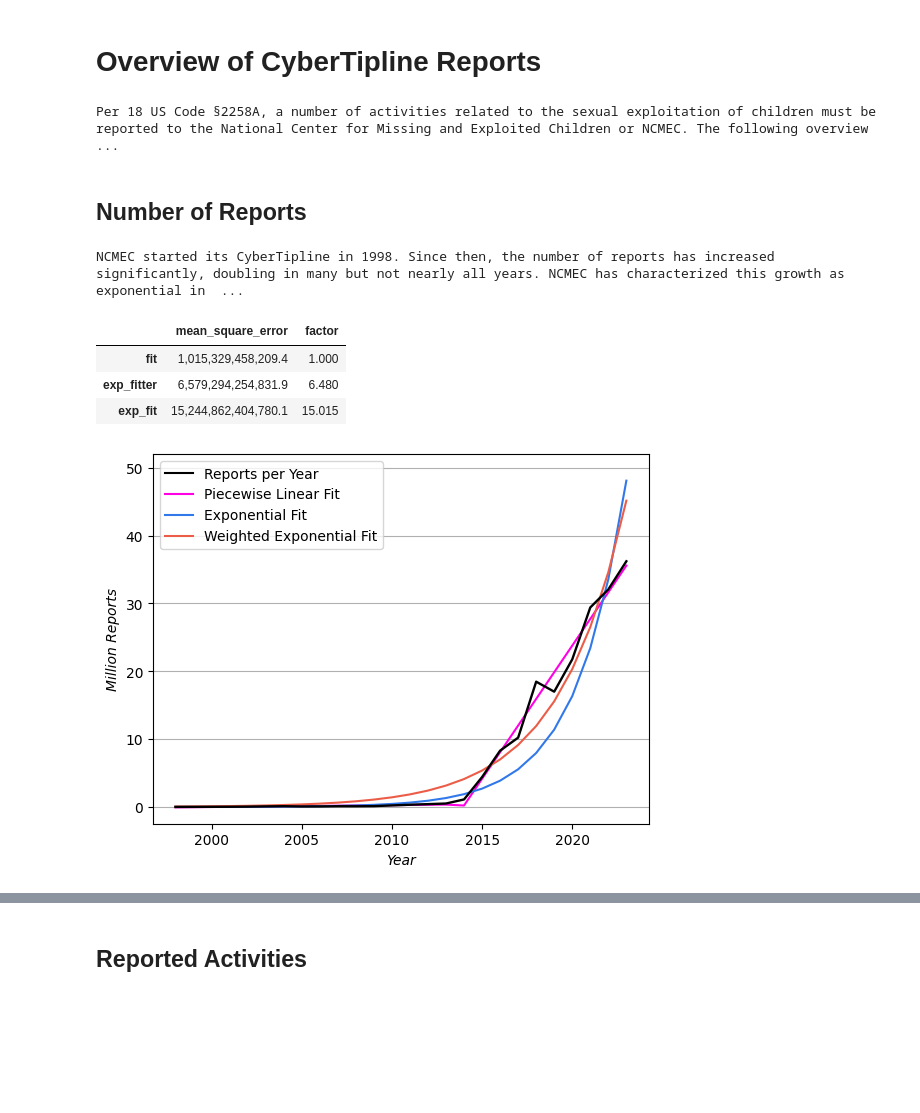
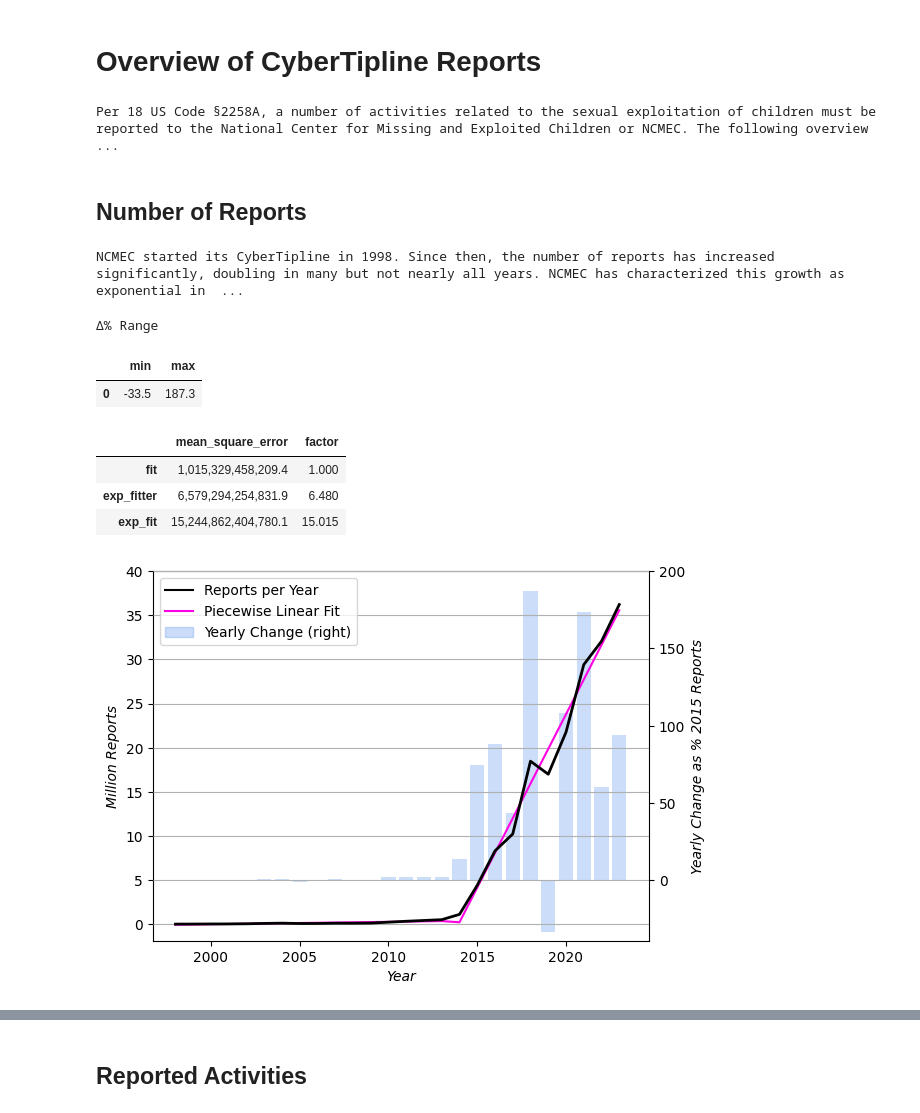
Before and after one commit to apparebit/diaphanous, a Jupyter notebook: analysis/reports.ipynb, the cells around one changed output, grey strips where cells are left out. Saved outputs shown, nothing was run; the diff lists cells and outputs as text; code cells hidden in the pictures; blank space fills up the shorter version.

Commit message:
update figure with overall report counts to show actual counts and a piecewise linear fit as lines as well as the yearly change as percent of the report count for 2015 as bars

```diff
--- a/analysis/reports.ipynb
+++ b/analysis/reports.ipynb
@@ -5,6 +5,7 @@ sys.path.insert(0, '..')
 import math
 import matplotlib
 import matplotlib.pyplot as plt
+import matplotlib.patches as mpatches
 import numpy as np
 import pandas as pd
 from intransparent import show
@@ -58,7 +59,12 @@ reports_per_year['exp_fit'] = [math.exp(fit[1] + fit[0] * x) for x in log_report
 fit = np.polyfit(log_reports.index, log_reports, 1, w=np.sqrt(reports))
 reports_per_year['exp_fitter'] = [math.exp(fit[1] + fit[0] * x) for x in log_reports.index]
 
-reports_per_year['Δ%'] = reports_per_year["reports"].pct_change()
+r2015 = reports_per_year.loc[2015, "reports"]
+reports_per_year['Δ%'] = (reports - reports.shift()) / r2015 * 100
+delta_range = pd.DataFrame({
+    "min": [reports_per_year['Δ%'].min()],
+    "max": [reports_per_year['Δ%'].max()],
+})
 
 mean_square_error = pd.Series({
     'fit': (reports_per_year['reports'] - reports_per_year['fit']).pow(2).mean(),
@@ -68,6 +74,9 @@ mean_square_error = pd.Series({
 mean_square_error.name = 'mean_square_error'
 mean_square_error = mean_square_error.to_frame()
 mean_square_error['factor'] = mean_square_error['mean_square_error'] / mean_square_error.loc['fit', 'mean_square_error']
+
+show(delta_range, caption="Δ% Range")
+show(mean_square_error)
 
 reports_and_fit = reports_per_year[['reports', 'fit', 'Δ%']].rename(columns={
     'reports': 'Reports per Year',
@@ -83,55 +92,69 @@ reports_per_year = reports_per_year.rename(columns={
 }).drop(columns=['Δ%'])
 
 def plot(ax, reports, scale = 'linear'):
-    has_secondary = "Percent Change" in reports.columns
+    reports = reports.reset_index()
 
-    reports.plot.line(
-        ax=ax,
-        # If percent change is included: [0] actual, [1] fit, [2] percent change
-        color=['#000', '#ff00e4', '#3178ea', '#eb5d48', '#3178ea'],
-        secondary_y=["Percent Change"] if has_secondary else None,
-    )
+    main_columns = ['Reports per Year', 'Piecewise Linear Fit']
+    if 'Exponential Fit' in reports.columns:
+        main_columns += ['Exponential Fit', 'Weighted Exponential Fit']
+    main_colors = ['#000000', '#ff00e4', '#3178ea', '#208020']
+
+    for column, color in zip(main_columns, main_colors):
+        ax.plot('year', column, color=color, data=reports)
+
+    has_pct_change = 'Percent Change' in reports.columns
+    if has_pct_change:
+        ax2 = ax.twinx()
+        ax2.bar('year', 'Percent Change', color='#3178ea40', data=reports)
+        ax2.set_ylim(-39, 200)
+        ax2.set_ylabel('Yearly Change as % 2015 Reports', fontstyle="italic")
 
     ax.set_xlabel('Year', fontstyle='italic')
     if scale == 'linear':
         ax.set_ylabel('Million Reports', fontstyle='italic')
         ax.get_yaxis().set_major_formatter(
             matplotlib.ticker.FuncFormatter(lambda x, p: format(int(x/1_000_000), ',')))
     else:
         ax.set_ylabel('Reports (Ten Thousands to Ten Millions)', fontstyle='italic')
+
     ax.grid(axis="y")
     if scale == 'linear':
         ax.set_ylim(
             top=52_000_000 if "Exponential Fit" in reports.columns else 40_000_000
         )
     else:
         ax.set_yscale('log')
 
-    if has_secondary:
-        ax.right_ax.set_ylim(-1.02, 4)
-        ax.right_ax.axhline(linestyle="dashed")
-        ax.right_ax.set_ylabel('Year Over Year Change (%)', fontstyle='italic')
-        #ax.right_ax.yaxis.get_major_ticks()[1].set_visible(False)
+    handles, labels = ax.get_legend_handles_labels()
+    if has_pct_change:
+        patch = mpatches.Patch(color='#3178ea40')
+        handles = handles + [patch]
+        labels = labels + ['Yearly Change (right)']
+    ax.legend(handles, labels)
 
-    # Make sure that line for actual data is clearly visible
     line = ax.get_lines()[0]
-    line.set_linewidth(1.7)
-    line.set_zorder(4)
+    line.set_linewidth(2)
+    line.set_zorder(3)
+
+
+    ax.set_zorder((ax2.get_zorder() if has_pct_change else 0) + 1)
+    ax.set_frame_on(False)
 
 fig, ax = plt.subplots()
-plot(ax, reports_per_year)
+plot(ax, reports_and_fit)
 fig.savefig('../figure/reports.svg', format='svg')
-
-show(mean_square_error)
 # %% [output]
 Overview of CyberTipline Reports
 Per 18 US Code §2258A, a number of activities related to the sexual exploitation of children must be reported to the National Center for Missing and Exploited Children or NCMEC. The following overview ...
 Number of Reports
 NCMEC started its CyberTipline in 1998. Since then, the number of reports has increased significantly, doubling in many but not nearly all years. NCMEC has characterized this growth as exponential in  ...
+Δ% Range
-|  | mean_square_error | factor |
-| fit | 1,015,329,458,209.4 | 1.000 |
-| exp_fitter | 6,579,294,254,831.9 | 6.480 |
-| exp_fit | 15,244,862,404,780.1 | 15.015 |
+|  | min | max |
+| 0 | -33.5 | 187.3 |
+|  | mean_square_error | factor |
+| fit | 1,015,329,458,209.4 | 1.000 |
+| exp_fitter | 6,579,294,254,831.9 | 6.480 |
+| exp_fit | 15,244,862,404,780.1 | 15.015 |
-[figure, old version]
+[figure, new version]
 # %%
 fig, ax = plt.subplots()
```
Also changed, not shown: parts of 3 cells of this notebook, 4 other files.
